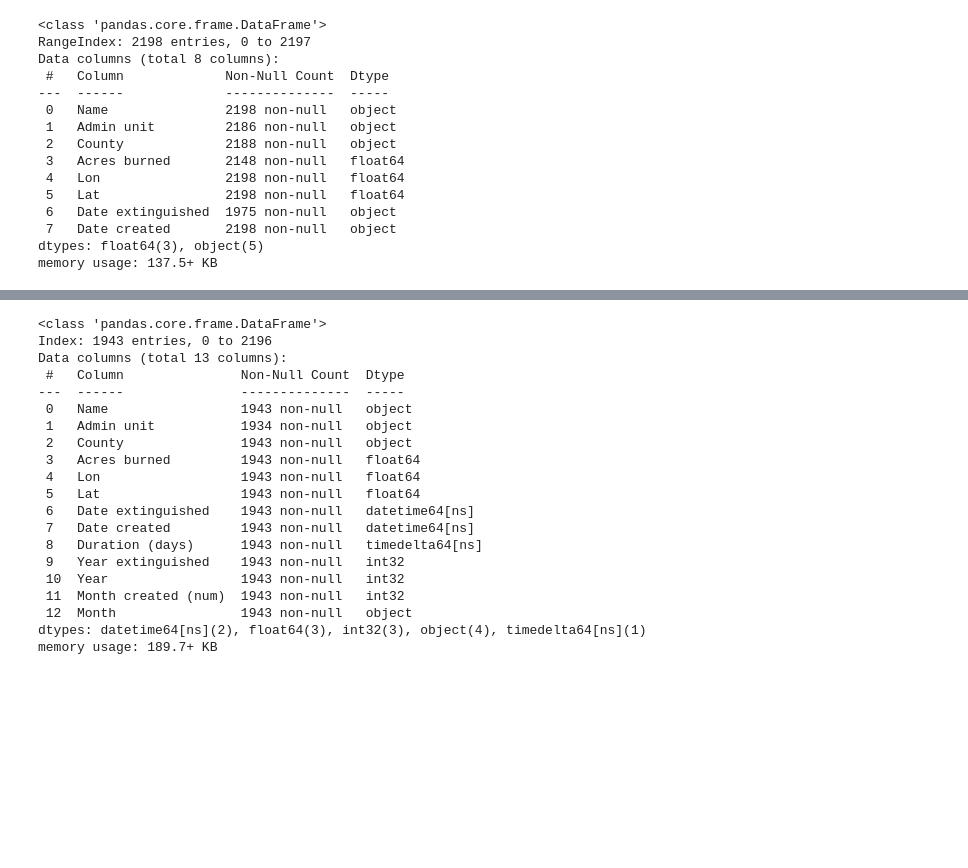
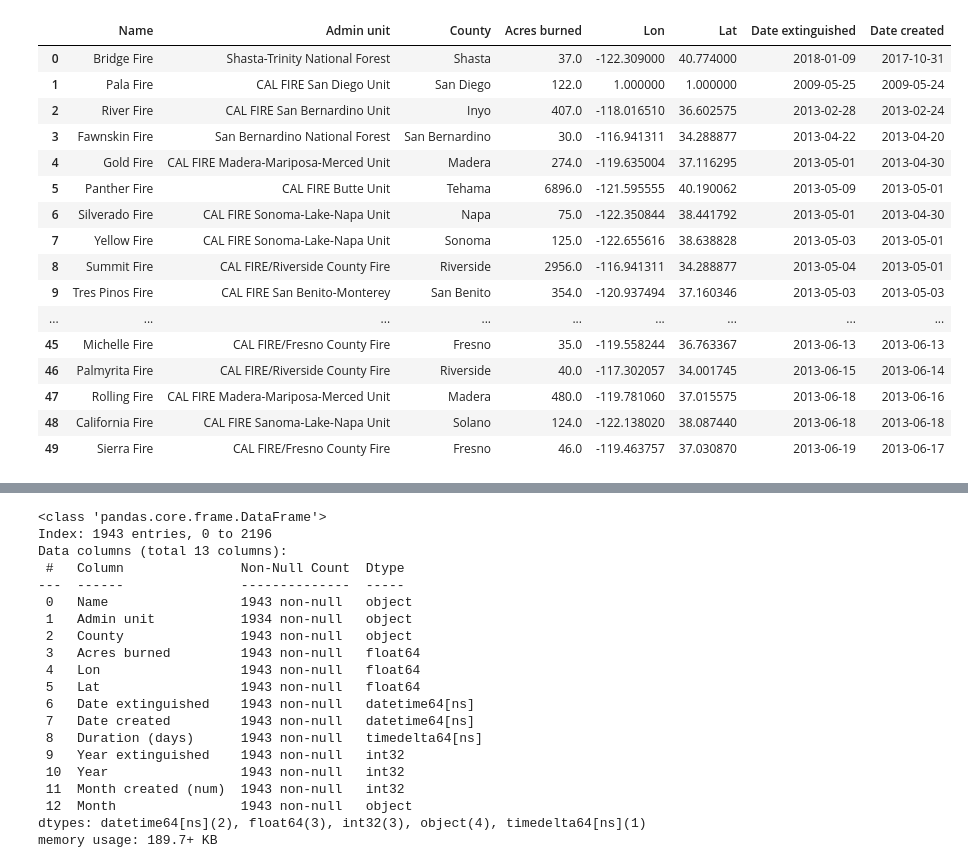
Before and after one commit to Alvin-Son/california_fire_analysis, a Jupyter notebook: fire_collection_&_cleaning.ipynb, the cells around one changed output, grey strips where cells are left out. Cells and saved outputs as stored; diff of their text form; code cells hidden in the pictures; blank space fills up the shorter version.

```diff
--- a/fire_collection_&_cleaning.ipynb
+++ b/fire_collection_&_cleaning.ipynb
@@ -13,45 +21,47 @@ df=pd.read_csv(file_path, encoding="utf-8")
 # %%
 #create new data frame with select columns
 fire_df = df[['incident_name',
  'incident_administrative_unit',
  'incident_county',
  'incident_acres_burned',
  'incident_longitude',
  'incident_latitude',
  'incident_dateonly_extinguished',
  'incident_dateonly_created'
 ]]
 
 #rename columns
 fire_df = fire_df.rename(columns={
     'incident_name': "Name",
      'incident_administrative_unit': "Admin unit",
      'incident_county': "County",
      'incident_acres_burned': "Acres burned" ,
      'incident_longitude': "Lon",
      'incident_latitude': "Lat",
      'incident_dateonly_extinguished': "Date extinguished",
      'incident_dateonly_created': "Date created"
 })
 
 #fire_incidents_df.head()
-fire_df.info()
+fire_df.head(50)
 # %% [output]
-<class 'pandas.core.frame.DataFrame'>
-RangeIndex: 2198 entries, 0 to 2197
-Data columns (total 8 columns):
- #   Column             Non-Null Count  Dtype
----  ------             --------------  -----
- 0   Name               2198 non-null   object
- 1   Admin unit         2186 non-null   object
- 2   County             2188 non-null   object
- 3   Acres burned       2148 non-null   float64
- 4   Lon                2198 non-null   float64
- 5   Lat                2198 non-null   float64
- 6   Date extinguished  1975 non-null   object
- 7   Date created       2198 non-null   object
-dtypes: float64(3), object(5)
-memory usage: 137.5+ KB
+|  | Name | Admin unit | County | Acres burned | Lon | Lat | Date extinguished | Date created |
+| 0 | Bridge Fire | Shasta-Trinity National Forest | Shasta | 37.0 | -122.309000 | 40.774000 | 2018-01-09 | 2017-10-31 |
+| 1 | Pala Fire | CAL FIRE San Diego Unit | San Diego | 122.0 | 1.000000 | 1.000000 | 2009-05-25 | 2009-05-24 |
+| 2 | River Fire | CAL FIRE San Bernardino Unit | Inyo | 407.0 | -118.016510 | 36.602575 | 2013-02-28 | 2013-02-24 |
+| 3 | Fawnskin Fire | San Bernardino National Forest | San Bernardino | 30.0 | -116.941311 | 34.288877 | 2013-04-22 | 2013-04-20 |
+| 4 | Gold Fire | CAL FIRE Madera-Mariposa-Merced Unit | Madera | 274.0 | -119.635004 | 37.116295 | 2013-05-01 | 2013-04-30 |
+| 5 | Panther Fire | CAL FIRE Butte Unit | Tehama | 6896.0 | -121.595555 | 40.190062 | 2013-05-09 | 2013-05-01 |
+| 6 | Silverado Fire | CAL FIRE Sonoma-Lake-Napa Unit | Napa | 75.0 | -122.350844 | 38.441792 | 2013-05-01 | 2013-04-30 |
+| 7 | Yellow Fire | CAL FIRE Sonoma-Lake-Napa Unit | Sonoma | 125.0 | -122.655616 | 38.638828 | 2013-05-03 | 2013-05-01 |
+| 8 | Summit Fire | CAL FIRE/Riverside County Fire | Riverside | 2956.0 | -116.941311 | 34.288877 | 2013-05-04 | 2013-05-01 |
+| 9 | Tres Pinos Fire | CAL FIRE San Benito-Monterey | San Benito | 354.0 | -120.937494 | 37.160346 | 2013-05-03 | 2013-05-03 |
+| ... | ... | ... | ... | ... | ... | ... | ... | ... |
+| 45 | Michelle Fire | CAL FIRE/Fresno County Fire | Fresno | 35.0 | -119.558244 | 36.763367 | 2013-06-13 | 2013-06-13 |
+| 46 | Palmyrita Fire | CAL FIRE/Riverside County Fire | Riverside | 40.0 | -117.302057 | 34.001745 | 2013-06-15 | 2013-06-14 |
+| 47 | Rolling Fire | CAL FIRE Madera-Mariposa-Merced Unit | Madera | 480.0 | -119.781060 | 37.015575 | 2013-06-18 | 2013-06-16 |
+| 48 | California Fire | CAL FIRE Sanoma-Lake-Napa Unit | Solano | 124.0 | -122.138020 | 38.087440 | 2013-06-18 | 2013-06-18 |
+| 49 | Sierra Fire | CAL FIRE/Fresno County Fire | Fresno | 46.0 | -119.463757 | 37.030870 | 2013-06-19 | 2013-06-17 |
 # %%
 #drop rows where county and acres burned columns are null
 fire_incidents = fire_df.dropna(subset=['Acres burned','County', 'Date extinguished'])
```
Also changed, not shown: parts of 5 cells of this notebook, 14 other files.
